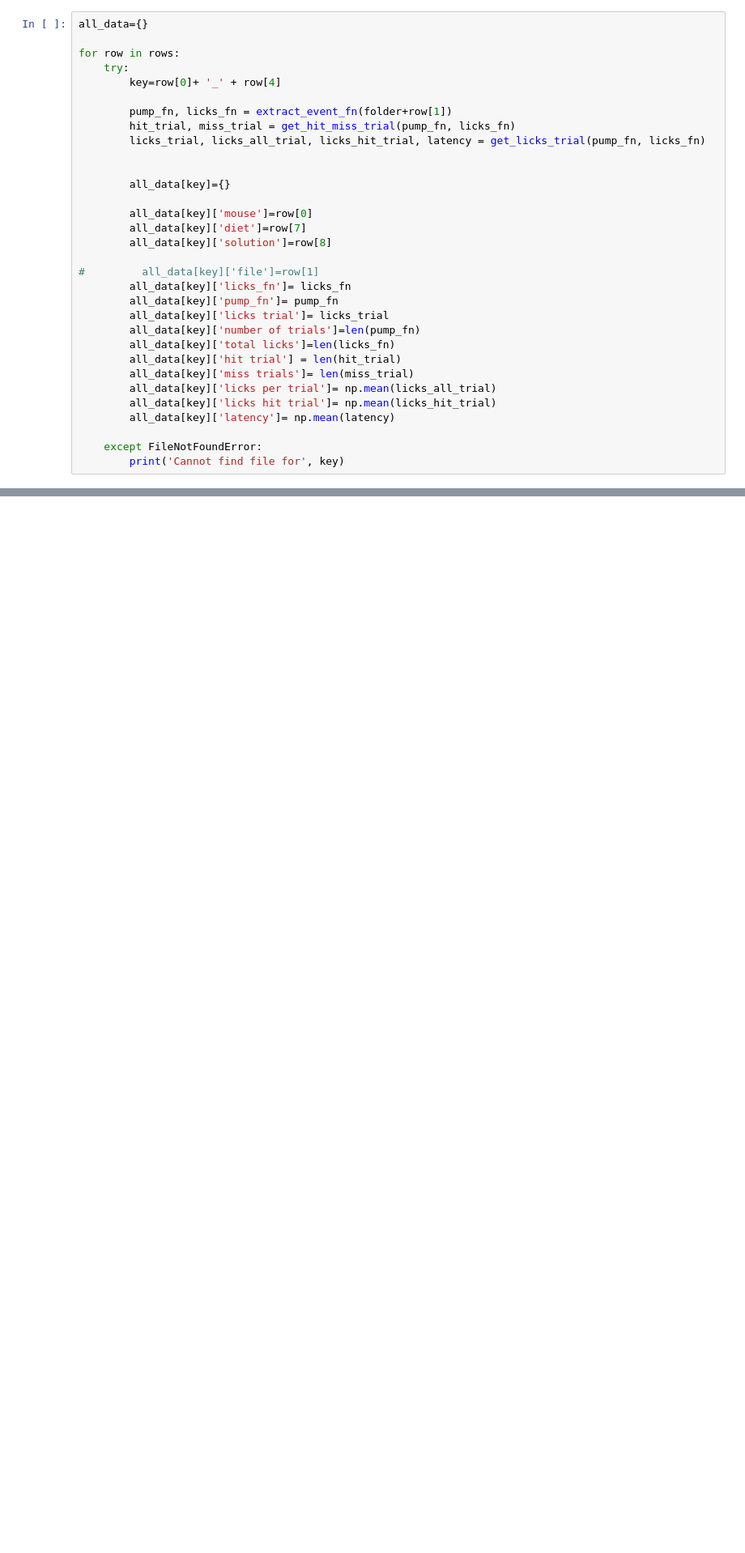
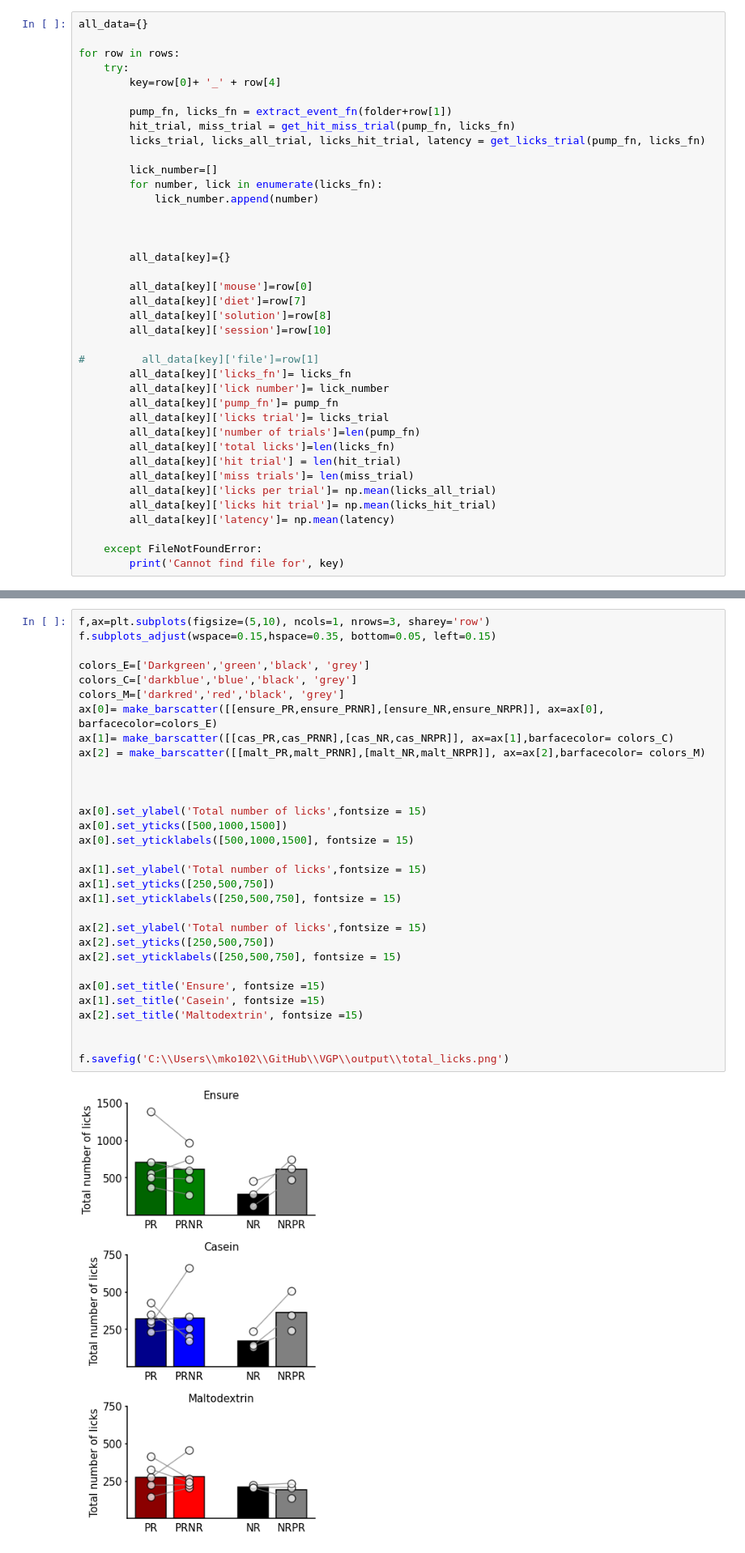
Before and after one commit to jetsetmette/VGP, a Jupyter notebook: notebooks/Behavior_2P.ipynb, the cells around one changed output, grey strips where cells are left out. Shown at 81% size. Cells and saved outputs as stored; diff of their text form; blank space fills up the shorter version.

Commit message:
added barscatter function

```diff
--- a/notebooks/Behavior_2P.ipynb
+++ b/notebooks/Behavior_2P.ipynb
@@ -148,15 +184,22 @@ for row in rows:
         hit_trial, miss_trial = get_hit_miss_trial(pump_fn, licks_fn)
         licks_trial, licks_all_trial, licks_hit_trial, latency = get_licks_trial(pump_fn, licks_fn)
 
+        lick_number=[]
+        for number, lick in enumerate(licks_fn):
+            lick_number.append(number)
+
+
 
         all_data[key]={}
 
         all_data[key]['mouse']=row[0]
         all_data[key]['diet']=row[7]
         all_data[key]['solution']=row[8]
+        all_data[key]['session']=row[10]
 
 #         all_data[key]['file']=row[1]
         all_data[key]['licks_fn']= licks_fn
+        all_data[key]['lick number']= lick_number
         all_data[key]['pump_fn']= pump_fn
         all_data[key]['licks trial']= licks_trial
         all_data[key]['number of trials']=len(pump_fn)
@@ -382 +413,34 @@ NRPR [207.33333333333334, 235.66666666666666, 134.0]
+# %%
+f,ax=plt.subplots(figsize=(5,10), ncols=1, nrows=3, sharey='row')
+f.subplots_adjust(wspace=0.15,hspace=0.35, bottom=0.05, left=0.15)
+
+colors_E=['Darkgreen','green','black', 'grey']
+colors_C=['darkblue','blue','black', 'grey']
+colors_M=['darkred','red','black', 'grey']
+ax[0]= make_barscatter([[ensure_PR,ensure_PRNR],[ensure_NR,ensure_NRPR]], ax=ax[0], barfacecolor=colors_E)
+ax[1]= make_barscatter([[cas_PR,cas_PRNR],[cas_NR,cas_NRPR]], ax=ax[1],barfacecolor= colors_C)
+ax[2] = make_barscatter([[malt_PR,malt_PRNR],[malt_NR,malt_NRPR]], ax=ax[2],barfacecolor= colors_M)
+
+
+
+ax[0].set_ylabel('Total number of licks',fontsize = 15)
+ax[0].set_yticks([500,1000,1500])
+ax[0].set_yticklabels([500,1000,1500], fontsize = 15)
+
+ax[1].set_ylabel('Total number of licks',fontsize = 15)
+ax[1].set_yticks([250,500,750])
+ax[1].set_yticklabels([250,500,750], fontsize = 15)
+
+ax[2].set_ylabel('Total number of licks',fontsize = 15)
+ax[2].set_yticks([250,500,750])
+ax[2].set_yticklabels([250,500,750], fontsize = 15)
+
+ax[0].set_title('Ensure', fontsize =15)
+ax[1].set_title('Casein', fontsize =15)
+ax[2].set_title('Maltodextrin', fontsize =15)
+
+
+f.savefig('C:\\Users\\mko102\\GitHub\\VGP\\output\\total_licks.png')
+# %% [output]
+[figure, added]
 # %% [markdown]
```
Also changed, not shown: parts of 27 cells of this notebook.
